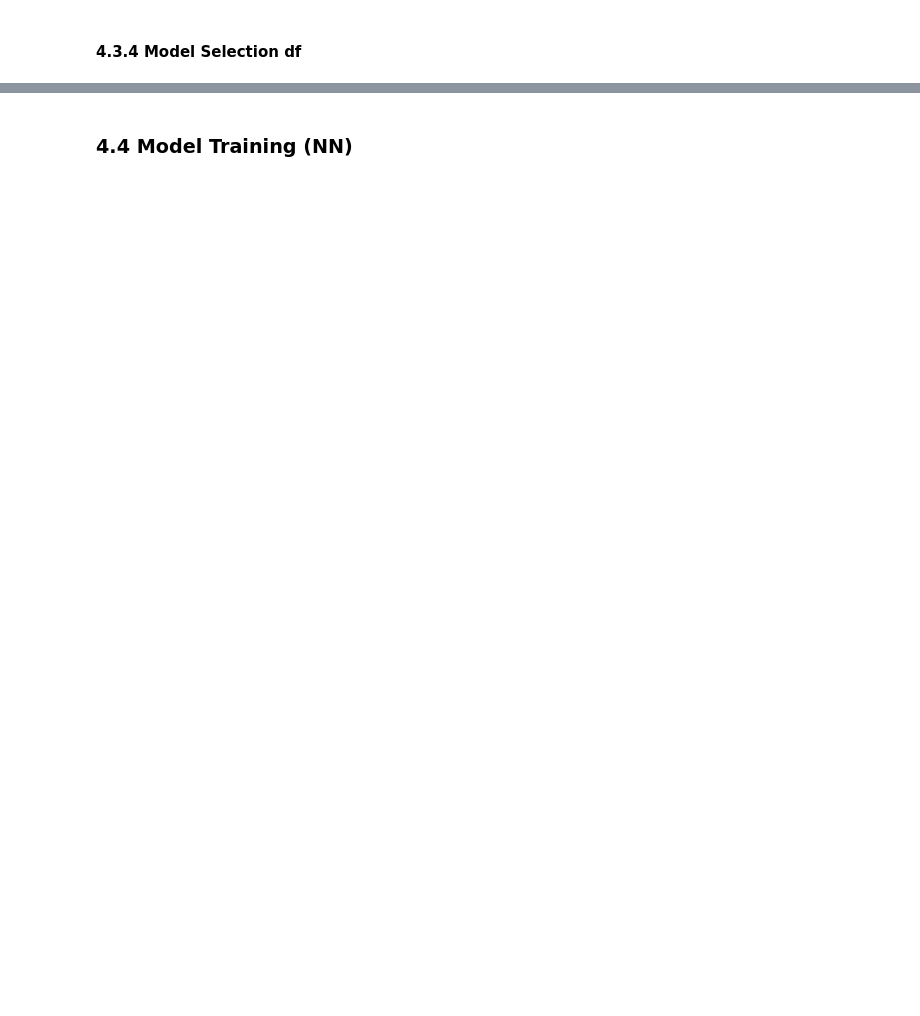
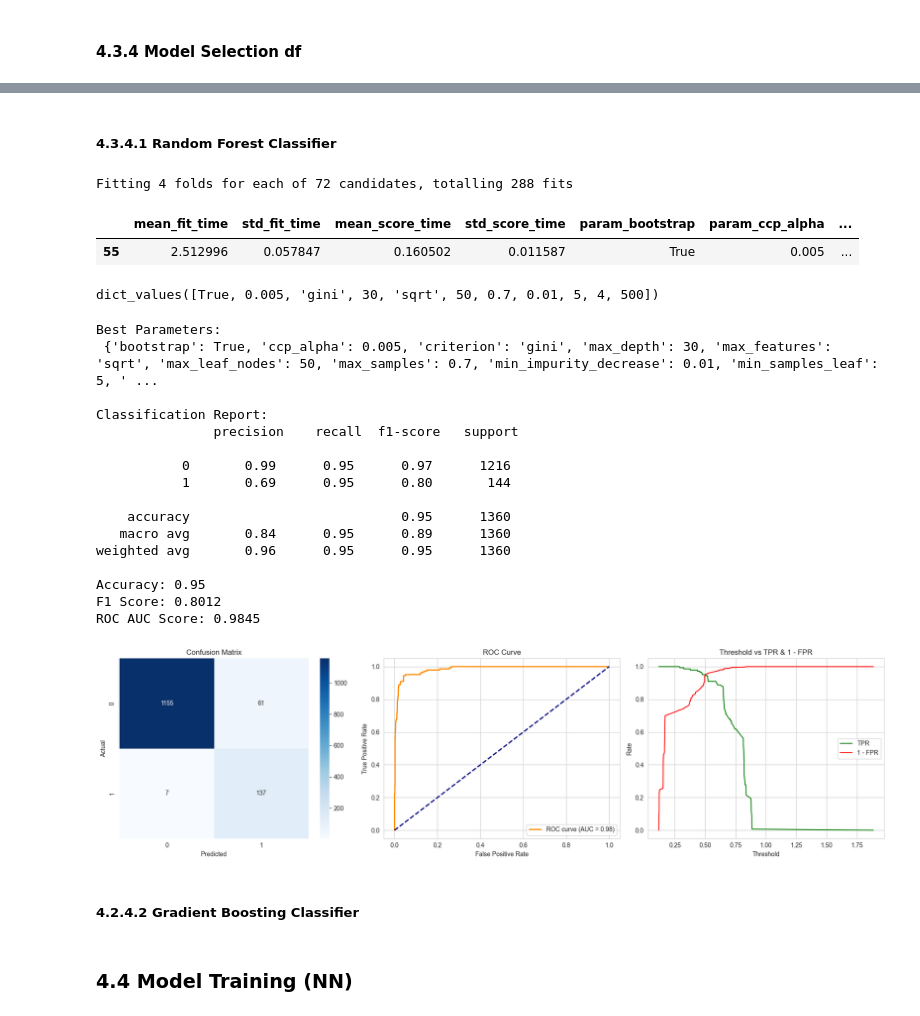
Before and after one commit to AshwinAshok3/Personal-Loan, a Jupyter notebook: src/Notebooks/Capstone_Project_-_Thera_Bank_Personal_Loan_Campain_-_Jupyter_Notebook (1).ipynb, the cells around one changed output, grey strips where cells are left out. Drawn from its saved outputs; the diff is of its cells as text; code cells hidden in the pictures; blank space fills up the shorter version.

```diff
--- a/src/Notebooks/Capstone_Project_-_Thera_Bank_Personal_Loan_Campain_-_Jupyter_Notebook (1).ipynb
+++ b/src/Notebooks/Capstone_Project_-_Thera_Bank_Personal_Loan_Campain_-_Jupyter_Notebook (1).ipynb
@@ -853,0 +948,69 @@ model_selection_df.to_excel("../models/ML_model_select.xlsx",sheet_name="ML_mode
+# %% [markdown]
+##### 4.3.4.1 Random Forest Classifier
+# %%
+# Random Forest Classifier
+random_forest_parameters = {
+    'n_estimators': [700, 500, 450],
+    'criterion': ['gini'],                           # gini is fast and usually solid
+    'max_depth': [None, 10, 30],                     # cut down to None (full), shallow, mid-depth
+    'min_samples_split': [4, 8],                    # reduce
+    'min_samples_leaf': [2, 5],                      # reduce
+    'min_impurity_decrease': [0.01],                 # stick with one reasonable value
+    'max_features': ['sqrt'],                        # commonly best; log2 often close
+    'max_leaf_nodes': [50, 100],                     # reduced options
+    'bootstrap': [True],                             # Bootstrap=True is standard
+    'ccp_alpha': [0.005],                            # One value to regularize
+    'max_samples': [0.7]                             # Reasonable subsampling
+}
+# %%
+# initializing the random forest gridsearchCV
+rf_grid = GridSearchCV(estimator=RandomForestClassifier(), param_grid=random_forest_parameters,
+                       cv=4, n_jobs=-1 , scoring="f1_macro", verbose=10)
+
+# fitting the model
+rf_grid.fit(X_train_resampled, y_train_resampled)
+
+# saving the results into df
+random_forest_cv_result = pd.DataFrame.from_dict(rf_grid.cv_results_)
+
+# random forest best parameters
+rf_best_params = rf_grid.best_params_
+
+# saving the df as a csv for further analysis if needed
+random_forest_cv_result.to_csv("../models/ML_trials/random_forest_models/random_forest_cv_results.csv")
+# %% [output]
+Fitting 4 folds for each of 72 candidates, totalling 288 fits
+# %%
+# results
+random_forest_cv_result[random_forest_cv_result['rank_test_score']==1]
+# %% [output]
+|  | mean_fit_time | std_fit_time | mean_score_time | std_score_time | param_bootstrap | param_ccp_alpha | ... |
+| 55 | 2.512996 | 0.057847 | 0.160502 | 0.011587 | True | 0.005 | ... |
+# %%
+# the best results for random forest
+rf_best_params.values()
+# %% [output]
+dict_values([True, 0.005, 'gini', 30, 'sqrt', 50, 0.7, 0.01, 5, 4, 500])
+# %%
+# comparing the results
+ml_model_test_eval(rf_grid)
+# %% [output]
+Best Parameters:
+ {'bootstrap': True, 'ccp_alpha': 0.005, 'criterion': 'gini', 'max_depth': 30, 'max_features': 'sqrt', 'max_leaf_nodes': 50, 'max_samples': 0.7, 'min_impurity_decrease': 0.01, 'min_samples_leaf': 5, ' ...
+
+Classification Report:
+               precision    recall  f1-score   support
+
+           0       0.99      0.95      0.97      1216
+           1       0.69      0.95      0.80       144
+
+    accuracy                           0.95      1360
+   macro avg       0.84      0.95      0.89      1360
+weighted avg       0.96      0.95      0.95      1360
+
+Accuracy: 0.95
+F1 Score: 0.8012
+ROC AUC Score: 0.9845
+[figure, added]
+# %% [markdown]
+##### 4.2.4.2 Gradient Boosting Classifier
```
Also changed, not shown: parts of 14 cells of this notebook, 11 other files.
